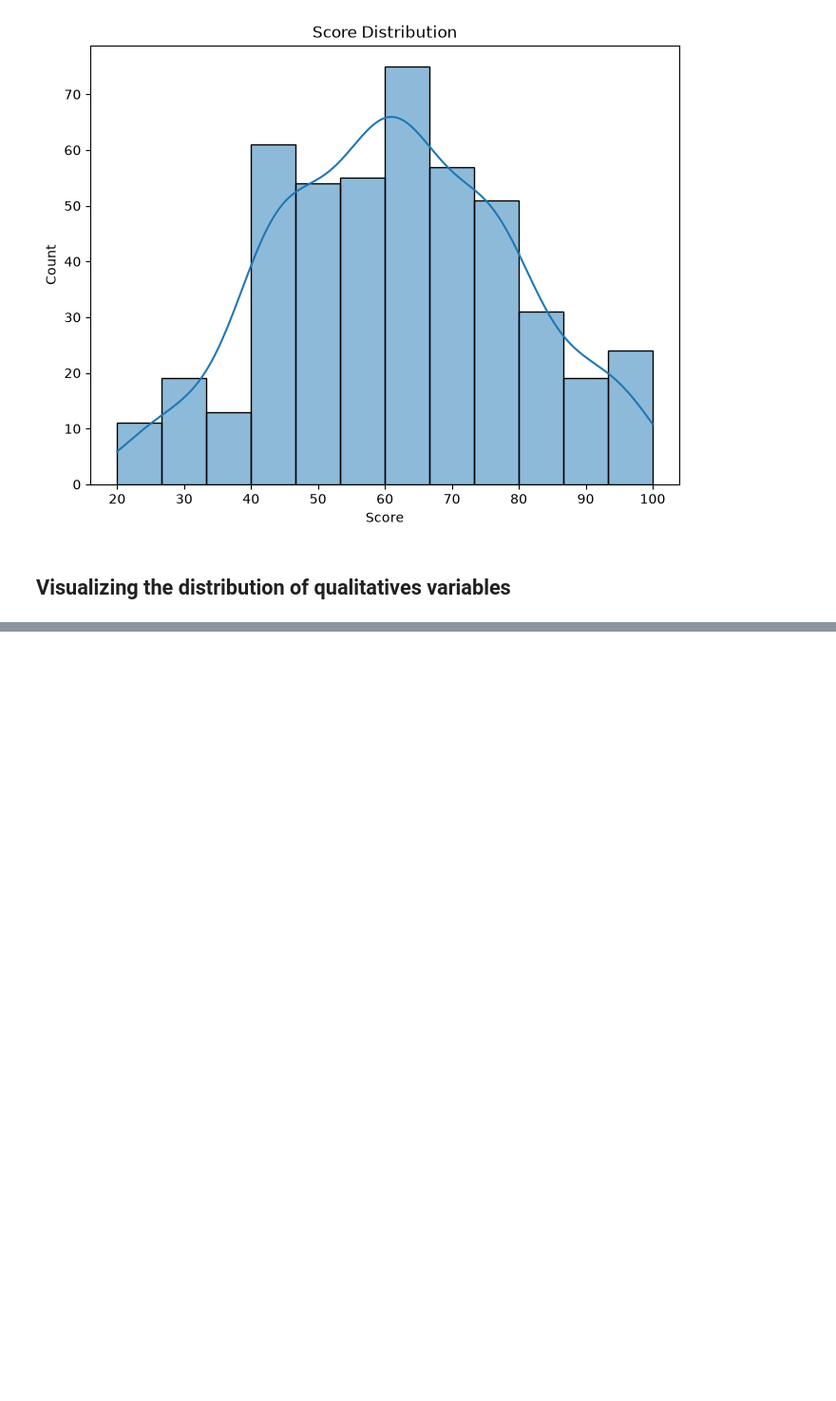
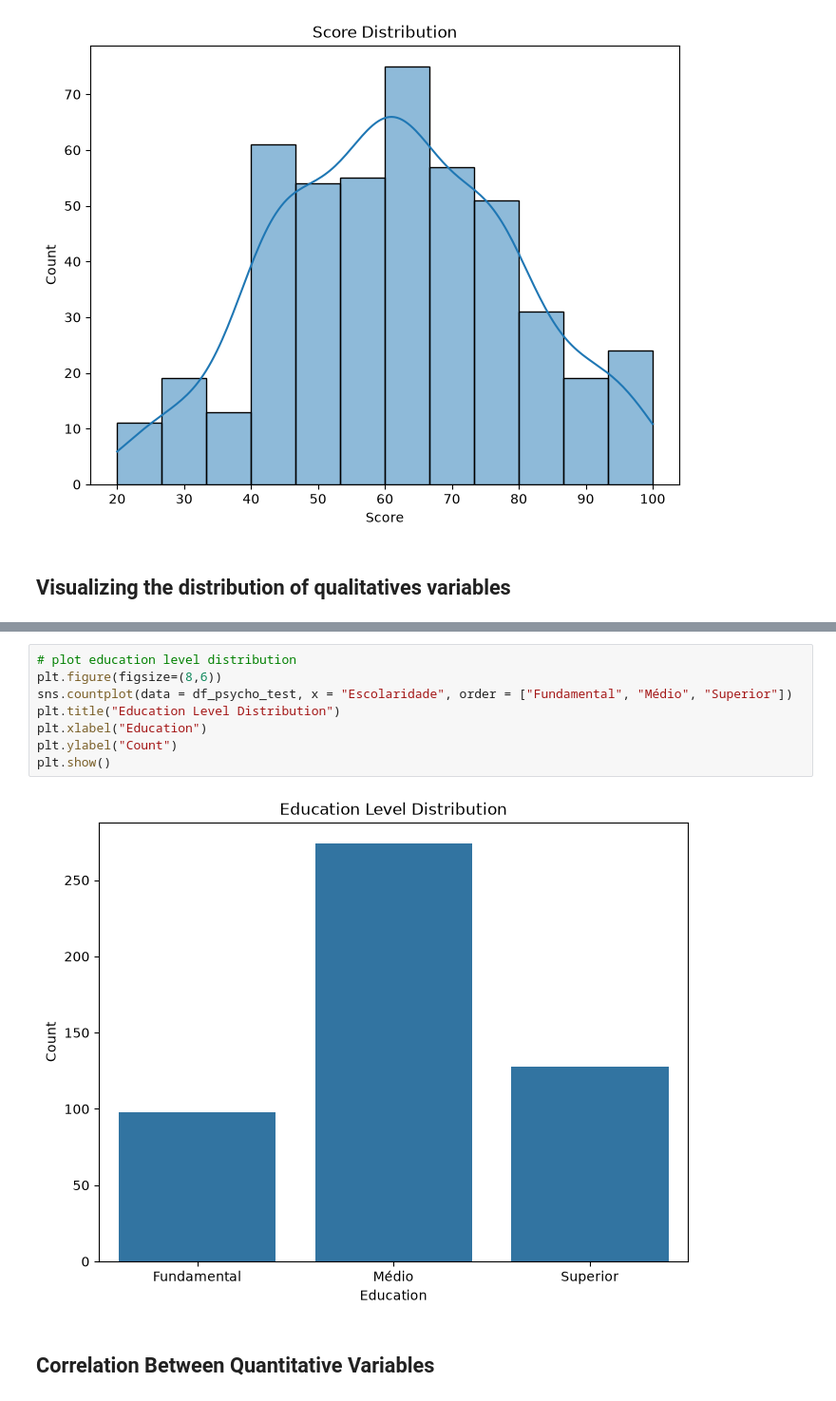
Before and after one commit to marcusvbrangel/psychometric-testing-all-employees, a Jupyter notebook: psychometric-testing-all-employees.ipynb, the cells around one changed output, grey strips where cells are left out. Shown at 95% size. Drawn from its saved outputs; the diff is of its cells as text; blank space fills up the shorter version.

```diff
--- a/psychometric-testing-all-employees.ipynb
+++ b/psychometric-testing-all-employees.ipynb
@@ -159,0 +163,12 @@ plt.show()
+# %%
+# plot education level distribution
+plt.figure(figsize=(8,6))
+sns.countplot(data = df_psycho_test, x = "Escolaridade", order = ["Fundamental", "Médio", "Superior"])
+plt.title("Education Level Distribution")
+plt.xlabel("Education")
+plt.ylabel("Count")
+plt.show()
+# %% [output]
+[figure, added]
+# %% [markdown]
+## Correlation Between Quantitative Variables
```
Also changed, not shown: parts of 29 cells of this notebook.
